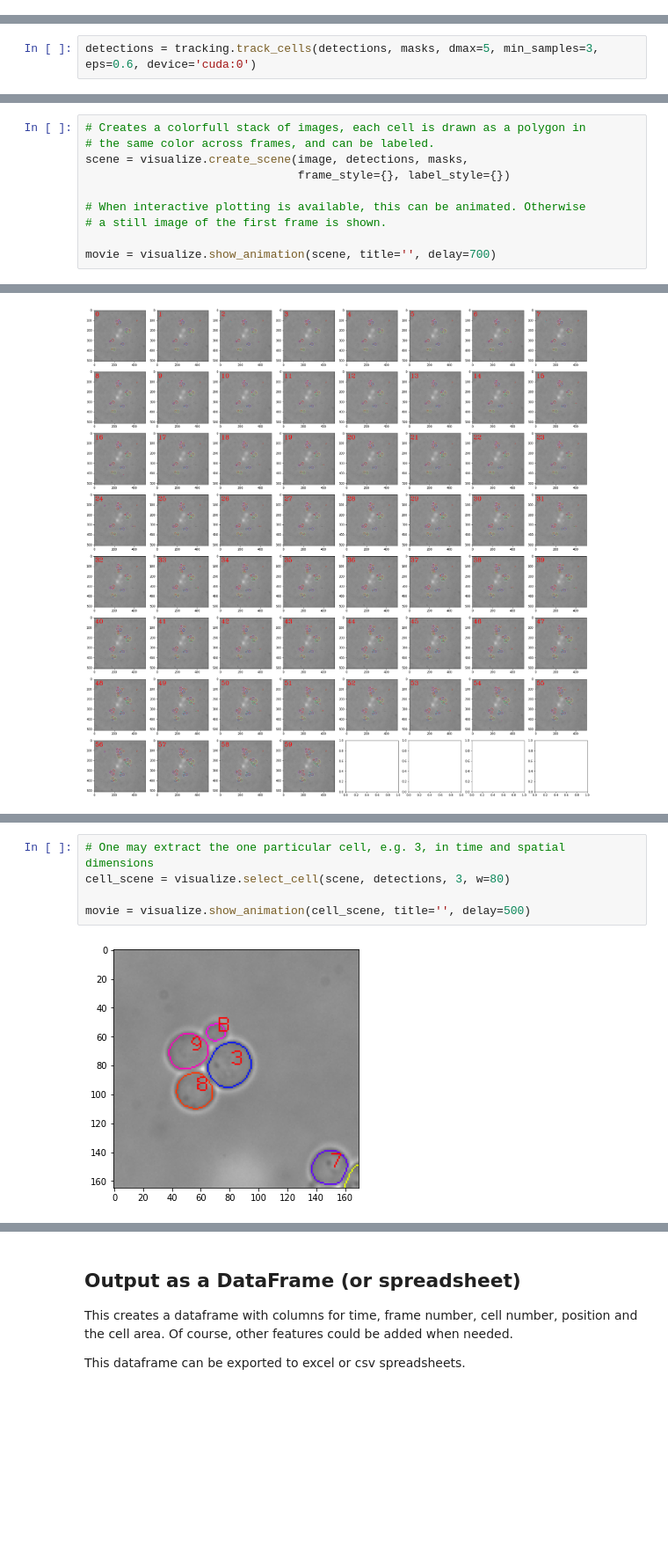
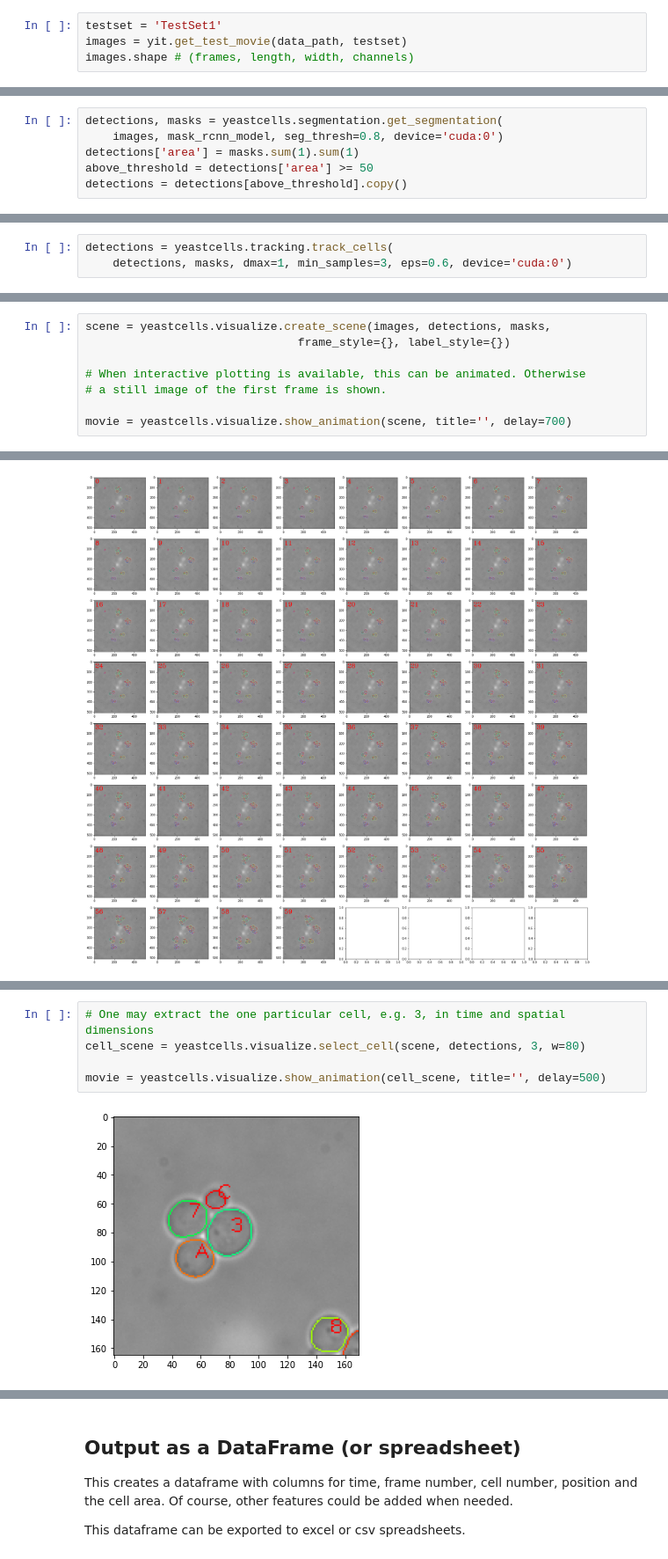
Before and after one commit to ymzayek/yeastcells-detection-maskrcnn, a Jupyter notebook: notebooks/example_pipeline.ipynb, the cells around one changed output, grey strips where cells are left out. Shown at 88% size. Drawn from its saved outputs; the diff is of its cells as text; blank space fills up the shorter version.

```diff
--- a/notebooks/example_pipeline.ipynb
+++ b/notebooks/example_pipeline.ipynb
@@ -112,0 +119,4 @@ image.shape # (frames, length, width, channels)
+# %%
+testset = 'TestSet1'
+images = yit.get_test_movie(data_path, testset)
+images.shape # (frames, length, width, channels)
@@ -123,0 +133,6 @@ detections, masks = segmentation.get_segmentation(
+# %%
+detections, masks = yeastcells.segmentation.get_segmentation(
+    images, mask_rcnn_model, seg_thresh=0.8, device='cuda:0')
+detections['area'] = masks.sum(1).sum(1)
+above_threshold = detections['area'] >= 50
+detections = detections[above_threshold].copy()
@@ -128,7 +148,8 @@ detections, masks = segmentation.get_segmentation(
 
 These tracks are plot in 3D.
 # %%
-detections = tracking.track_cells(detections, masks, dmax=5, min_samples=3, eps=0.6, device='cuda:0')
+detections = yeastcells.tracking.track_cells(
+    detections, masks, dmax=1, min_samples=3, eps=0.6, device='cuda:0')
 # %%
 # plot yeast cell positions over time
 
@@ -140,11 +163,9 @@ ax = visualize.plot_paths(detections, style={'linewidth': 1}, xlim=(0, 512), yli
 # %%
-# Creates a colorfull stack of images, each cell is drawn as a polygon in
-# the same color across frames, and can be labeled.
-scene = visualize.create_scene(image, detections, masks,
+scene = yeastcells.visualize.create_scene(images, detections, masks,
                                frame_style={}, label_style={})
 
 # When interactive plotting is available, this can be animated. Otherwise
 # a still image of the first frame is shown.
 
-movie = visualize.show_animation(scene, title='', delay=700)
+movie = yeastcells.visualize.show_animation(scene, title='', delay=700)
 # %% [output]
@@ -159,7 +188,7 @@ for axis, frame in zip(axes, scene):
 # %%
 # One may extract the one particular cell, e.g. 3, in time and spatial dimensions
-cell_scene = visualize.select_cell(scene, detections, 3, w=80)
+cell_scene = yeastcells.visualize.select_cell(scene, detections, 3, w=80)
 
-movie = visualize.show_animation(cell_scene, title='', delay=500)
+movie = yeastcells.visualize.show_animation(cell_scene, title='', delay=500)
 # %% [output]
-[figure, old version]
+[figure, new version]
```
Also changed, not shown: parts of 23 cells of this notebook.
